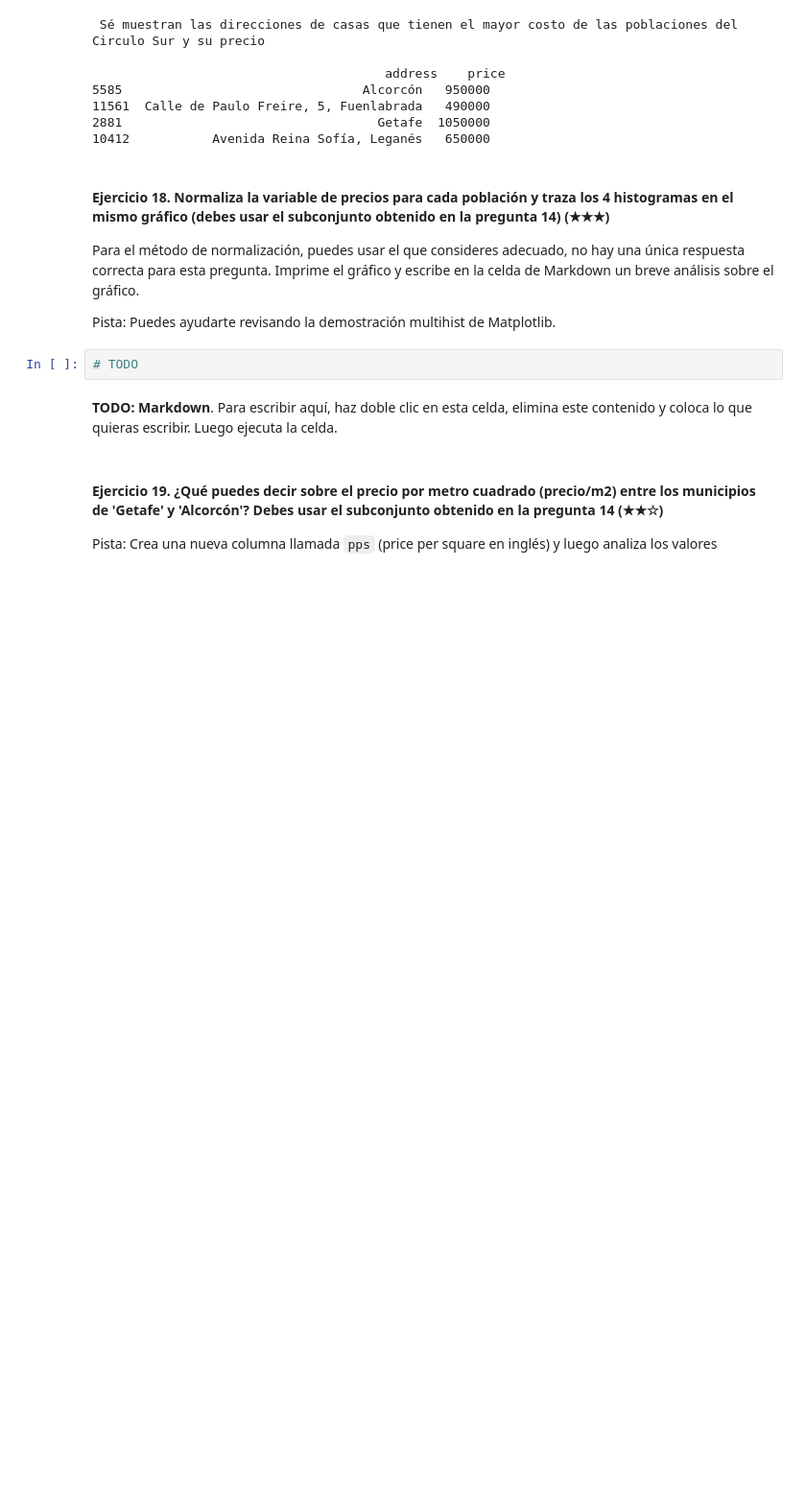
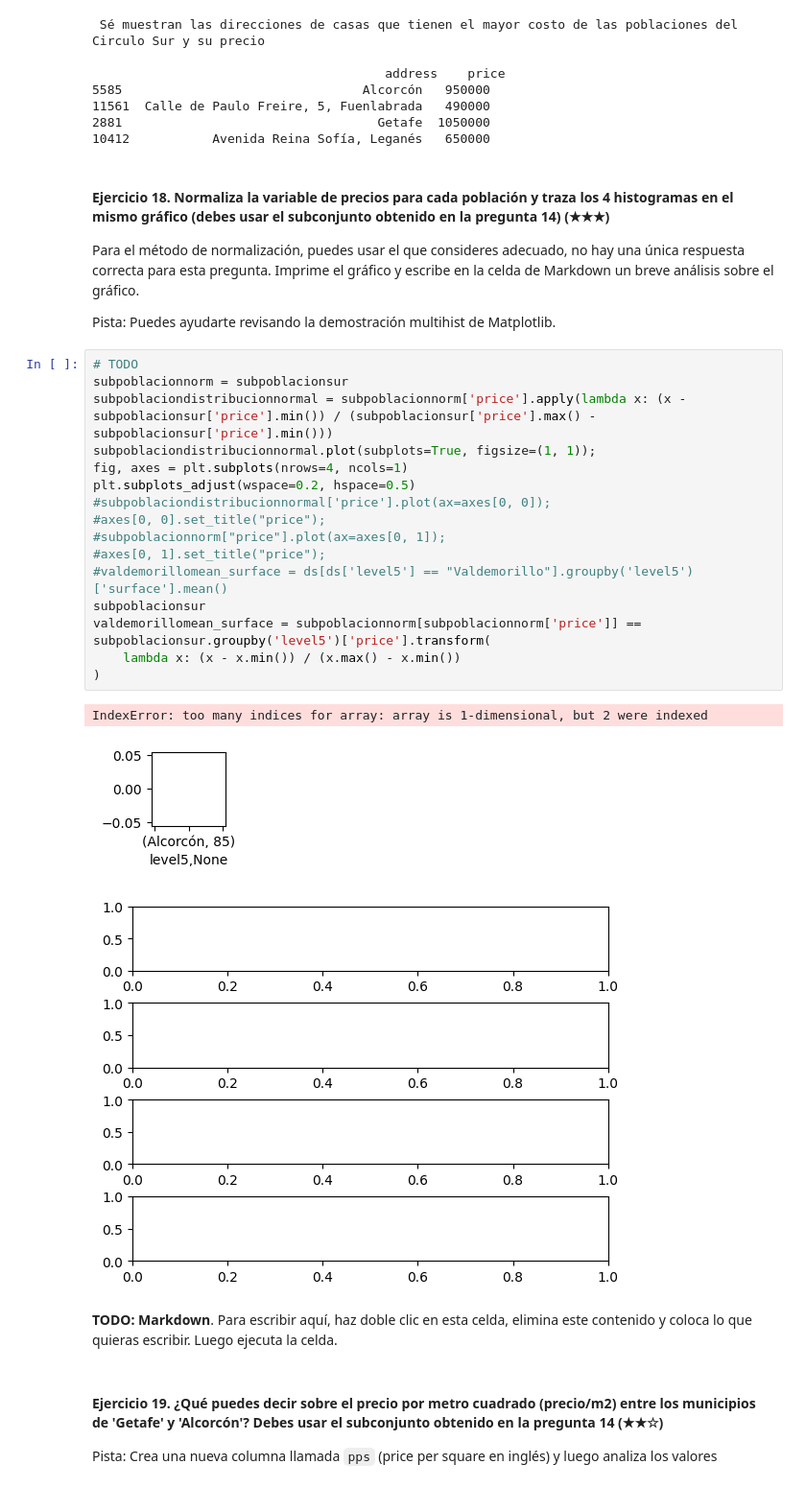
Before and after one commit to misadeep/realestate-datacleanup-exercise, a Jupyter notebook: project.es.ipynb, the cells around one changed output. Shown at 96% size. Drawn from its saved outputs; the diff is of its cells as text; blank space fills up the shorter version.

```diff
--- a/project.es.ipynb
+++ b/project.es.ipynb
@@ -585,6 +569,24 @@ Para el método de normalización, puedes usar el que consideres adecuado, no ha
 Pista: Puedes ayudarte revisando la demostración multihist de Matplotlib.
 # %%
 # TODO
+subpoblacionnorm = subpoblacionsur
+subpoblaciondistribucionnormal = subpoblacionnorm['price'].apply(lambda x: (x - subpoblacionsur['price'].min()) / (subpoblacionsur['price'].max() - subpoblacionsur['price'].min()))
+subpoblaciondistribucionnormal.plot(subplots=True, figsize=(1, 1));
+fig, axes = plt.subplots(nrows=4, ncols=1)
+plt.subplots_adjust(wspace=0.2, hspace=0.5)
+#subpoblaciondistribucionnormal['price'].plot(ax=axes[0, 0]);
+#axes[0, 0].set_title("price");
+#subpoblacionnorm["price"].plot(ax=axes[0, 1]);
+#axes[0, 1].set_title("price");
+#valdemorillomean_surface = ds[ds['level5'] == "Valdemorillo"].groupby('level5')['surface'].mean()
+subpoblacionsur
+valdemorillomean_surface = subpoblacionnorm[subpoblacionnorm['price']] == subpoblacionsur.groupby('level5')['price'].transform(
+    lambda x: (x - x.min()) / (x.max() - x.min())
+)
+# %% [output]
+IndexError: too many indices for array: array is 1-dimensional, but 2 were indexed
+[figure, added]
+[figure, added]
 # %% [markdown]
 **TODO: Markdown**. Para escribir aquí, haz doble clic en esta celda, elimina este contenido y coloca lo que quieras escribir. Luego ejecuta la celda.
 # %% [markdown]
```
Also changed, not shown: parts of 9 cells of this notebook.
